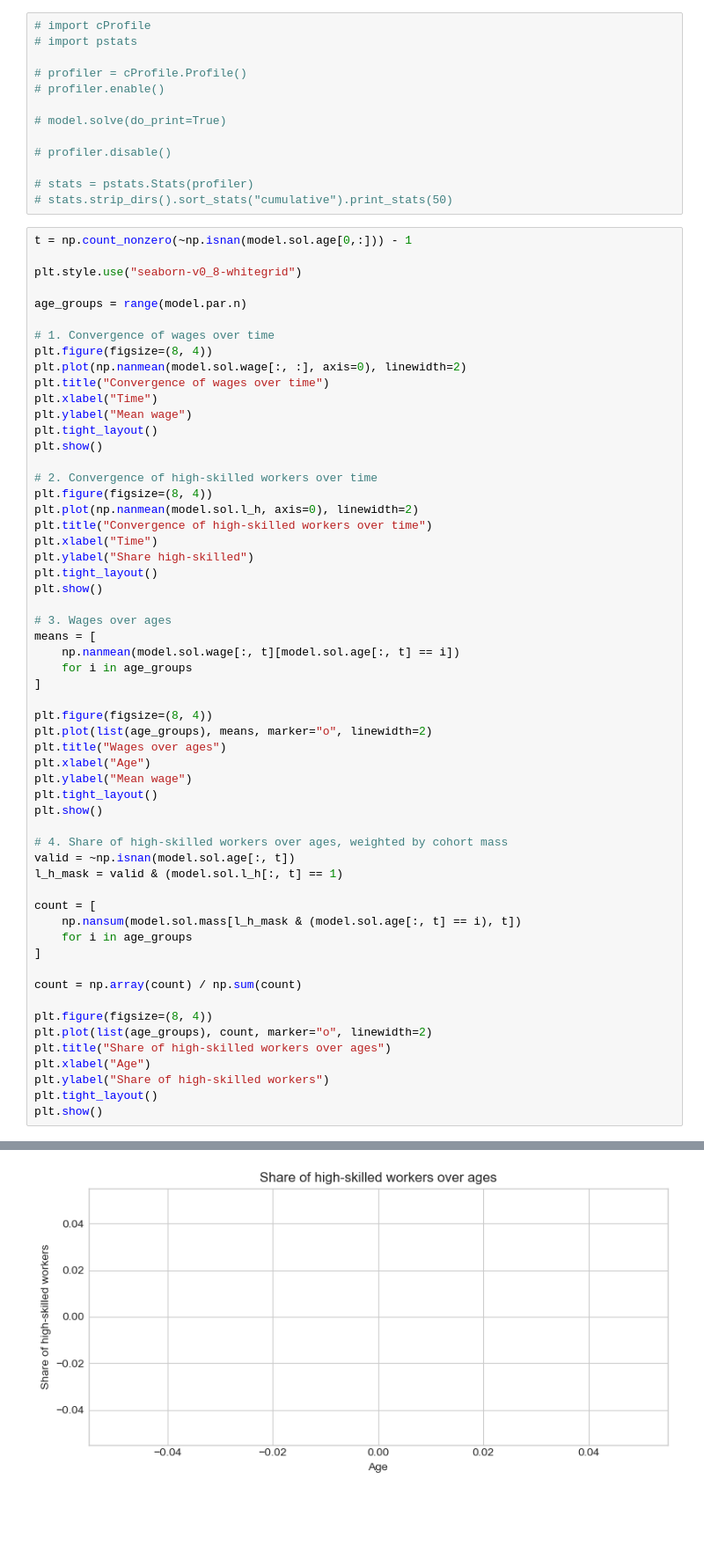
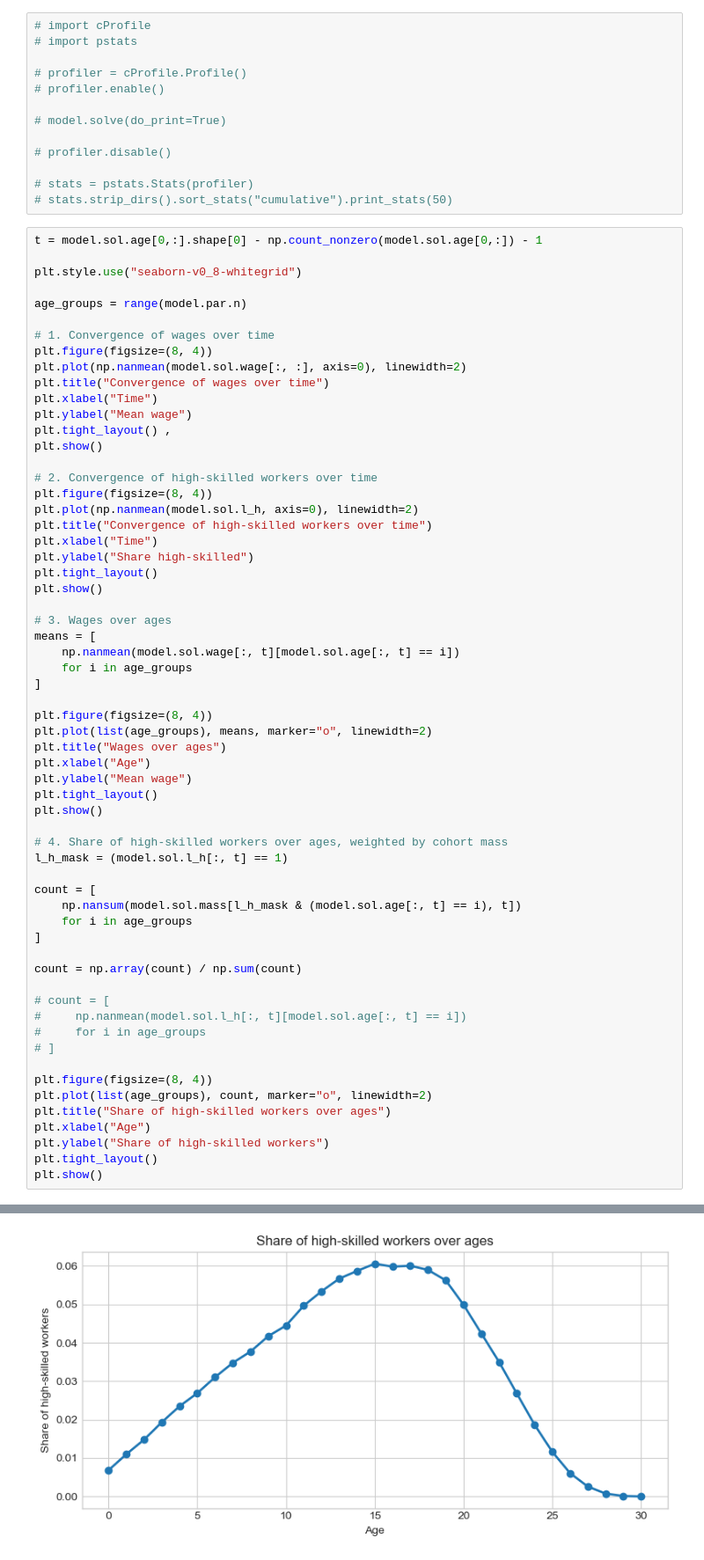
Before and after one commit to peter-l-ravn/Danish-Wage-Gap-Model, a Jupyter notebook: Run model agent.ipynb, the cells around one changed output, grey strips where cells are left out. Shown at 88% size. Cells and saved outputs as stored; diff of their text form; blank space fills up the shorter version.

```diff
--- a/Run model agent.ipynb
+++ b/Run model agent.ipynb
@@ -34,7 +34,7 @@ model.solve(do_print=False)
 # stats = pstats.Stats(profiler)
 # stats.strip_dirs().sort_stats("cumulative").print_stats(50)
 # %%
-t = np.count_nonzero(~np.isnan(model.sol.age[0,:])) - 1
+t = model.sol.age[0,:].shape[0] - np.count_nonzero(model.sol.age[0,:]) - 1
 
 plt.style.use("seaborn-v0_8-whitegrid")
 
@@ -46,7 +46,7 @@ plt.plot(np.nanmean(model.sol.wage[:, :], axis=0), linewidth=2)
 plt.title("Convergence of wages over time")
 plt.xlabel("Time")
 plt.ylabel("Mean wage")
-plt.tight_layout()
+plt.tight_layout() ,
 plt.show()
 
 # 2. Convergence of high-skilled workers over time
@@ -73,8 +73,7 @@ plt.tight_layout()
 plt.show()
 
 # 4. Share of high-skilled workers over ages, weighted by cohort mass
-valid = ~np.isnan(model.sol.age[:, t])
-l_h_mask = valid & (model.sol.l_h[:, t] == 1)
+l_h_mask = (model.sol.l_h[:, t] == 1)
 
 count = [
     np.nansum(model.sol.mass[l_h_mask & (model.sol.age[:, t] == i), t])
@@ -83,6 +82,11 @@ count = [
 
 count = np.array(count) / np.sum(count)
 
+# count = [
+#     np.nanmean(model.sol.l_h[:, t][model.sol.age[:, t] == i])
+#     for i in age_groups
+# ]
+
 plt.figure(figsize=(8, 4))
 plt.plot(list(age_groups), count, marker="o", linewidth=2)
 plt.title("Share of high-skilled workers over ages")
@@ -97 +101 @@ plt.show()
-[figure, old version]
+[figure, new version]
```
Also changed, not shown: parts of 1 cell of this notebook, 5 other files.
